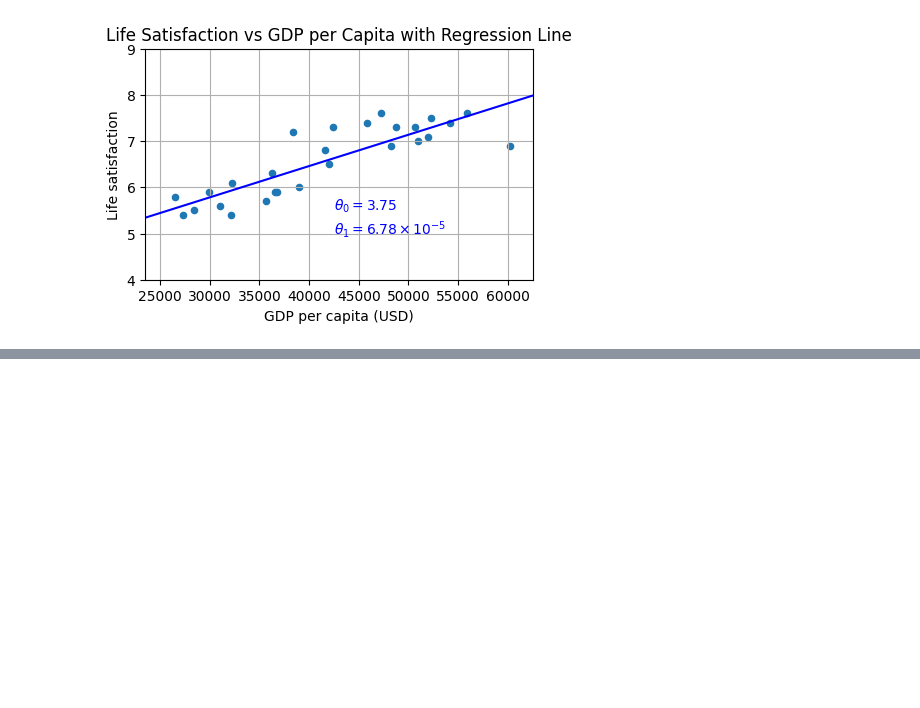
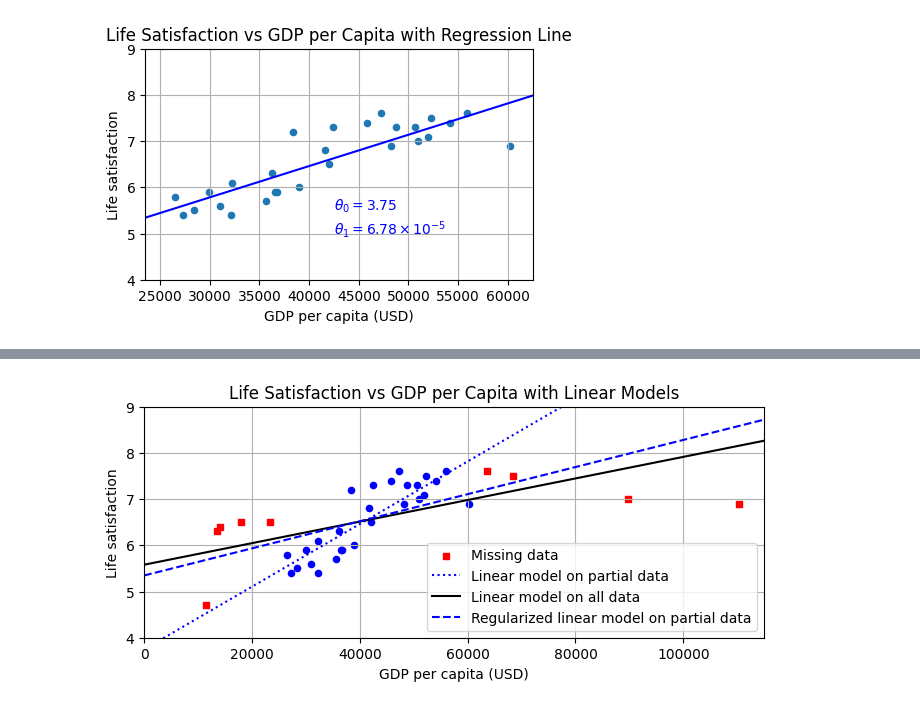
Before and after one commit to iupui-soic/pybootcamp, a Jupyter notebook: Charulata_Chapter_1.ipynb, the cells around one changed output, grey strips where cells are left out. Drawn from its saved outputs; the diff is of its cells as text; code cells hidden in the pictures; blank space fills up the shorter version.

```diff
--- a/Charulata_Chapter_1.ipynb
+++ b/Charulata_Chapter_1.ipynb
@@ -311,0 +549,67 @@ plt.show()
+# %%
+from sklearn import linear_model
+
+
+PLOT_WIDTH = 8
+PLOT_HEIGHT = 3
+MIN_LIFE_SAT = 4
+MAX_LIFE_SAT = 9
+GDP_RANGE = np.linspace(0, 115_000, 1000)
+
+
+def plot_scatter_data(ax, df, x_col, y_col, marker='o', color='b', label=None):
+    df.plot(kind='scatter', x=x_col, y=y_col, marker=marker, color=color, grid=True, ax=ax, label=label)
+
+
+def plot_regression_line(ax, X, intercept, coef, style, label):
+    y_pred = intercept + coef * X
+    ax.plot(X, y_pred, style, label=label)
+
+
+X_sample = country_stats[[gdppc_col]].values
+y_sample = country_stats[[lifesat_col]].values
+
+
+lin_reg = linear_model.LinearRegression()
+lin_reg.fit(X_sample, y_sample)
+t0, t1 = lin_reg.intercept_[0], lin_reg.coef_[0][0]
+
+
+X_full = full_country_stats[[gdppc_col]].values
+y_full = full_country_stats[[lifesat_col]].values
+lin_reg_full = linear_model.LinearRegression()
+lin_reg_full.fit(X_full, y_full)
+t0full, t1full = lin_reg_full.intercept_[0], lin_reg_full.coef_[0][0]
+
+
+ridge = linear_model.Ridge(alpha=10**9.5)
+ridge.fit(X_sample, y_sample)
+t0ridge, t1ridge = ridge.intercept_[0], ridge.coef_[0][0]
+
+
+fig, ax = plt.subplots(figsize=(PLOT_WIDTH, PLOT_HEIGHT))
+
+
+plot_scatter_data(ax, country_stats, gdppc_col, lifesat_col)
+plot_scatter_data(ax, missing_data, gdppc_col, lifesat_col, marker='s', color='r', label='Missing data')
+
+
+plot_regression_line(ax, GDP_RANGE, t0, t1, "b:", "Linear model on partial data")
+plot_regression_line(ax, GDP_RANGE, t0full, t1full, "k-", "Linear model on all data")
+plot_regression_line(ax, GDP_RANGE, t0ridge, t1ridge, "b--", "Regularized linear model on partial data")
+
+
+ax.set_xlim([0, 115_000])
+ax.set_ylim([MIN_LIFE_SAT, MAX_LIFE_SAT])
+ax.set_xlabel("GDP per capita (USD)")
+ax.set_ylabel("Life satisfaction")
+ax.set_title("Life Satisfaction vs GDP per Capita with Linear Models")
+
+
+ax.legend(loc="lower right")
+
+
+plt.savefig('ridge_model_plot')
+plt.show()
+# %% [output]
+[figure, added]
```
Also changed, not shown: parts of 9 cells of this notebook.
